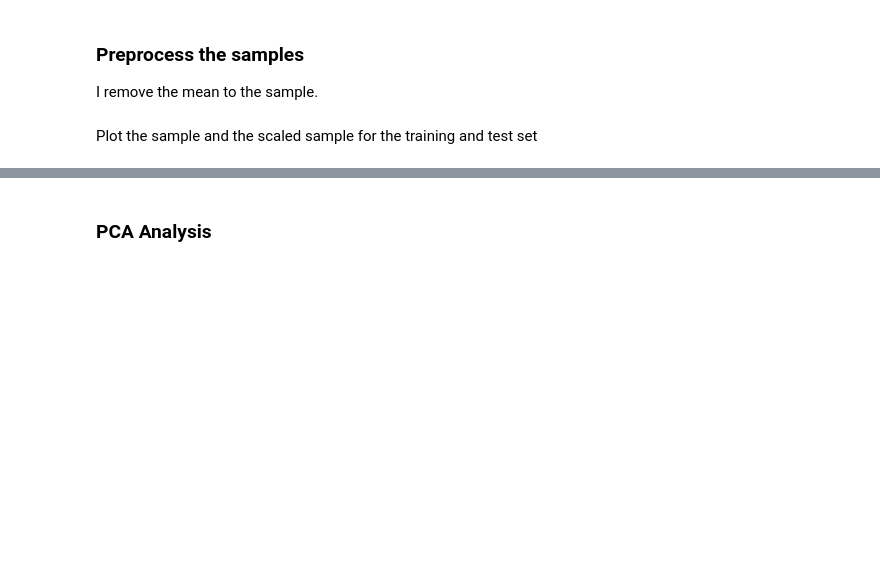
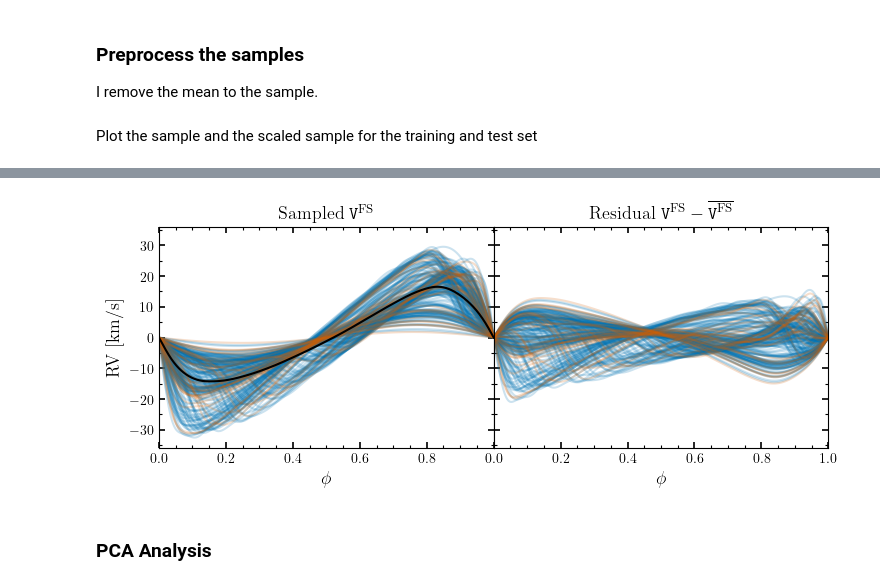
Before and after one commit to giordiviv/veloce-framework, a Jupyter notebook: notebooks/veloceIII_framework.ipynb, the cells around one changed output, grey strips where cells are left out. Cells and saved outputs as stored; diff of their text form; code cells hidden in the pictures; blank space fills up the shorter version.

```diff
--- a/notebooks/veloceIII_framework.ipynb
+++ b/notebooks/veloceIII_framework.ipynb
@@ -567,2 +521,94 @@ fig.savefig(saving_dir / "scaled_fourier_series.pdf")
+# %%
+def rows_to_linecollection(
+    df: pd.DataFrame,
+    x: np.ndarray,
+    **kwargs: int | str | list,
+) -> LineCollection:
+    """Generate LineCollection for each row a pandas.Dataframe."""
+    y = df.to_numpy()  # shape (n_lines, n_points)
+    x_tiled = np.tile(x, (len(y), 1))  # shape (n_lines, n_points)
+    segments = np.stack([x_tiled, y], axis=-1)  # shape (n_lines, n_points, 2)
+    return LineCollection(segments, **kwargs)
+
+
+width = 3.46 * 2.2
+height = width / 1.618 / 1.5
+fig, axs = plt.subplots(1, 2, figsize=(width, height), sharey=True)
+
+# Plot collection of lines
+axs[0].add_collection(
+    rows_to_linecollection(
+        training_sample,
+        phase_grid,
+        color=color_safe["blue"],
+        alpha=0.2,
+    ),
+)
+axs[0].add_collection(
+    rows_to_linecollection(
+        test_sample,
+        phase_grid,
+        color=color_safe["dark_orange"],
+        alpha=0.2,
+        zorder=2,
+    ),
+)
+axs[1].add_collection(
+    rows_to_linecollection(
+        scaled_training_sample,
+        phase_grid,
+        color=color_safe["blue"],
+        alpha=0.2,
+    ),
+)
+axs[1].add_collection(
+    rows_to_linecollection(
+        scaled_test_sample,
+        phase_grid,
+        color=color_safe["dark_orange"],
+        alpha=0.2,
+        zorder=2,
+    ),
+)
+
+# Plot mean
+axs[0].plot(
+    phase_grid,
+    mean_training_sample,
+    color=color_safe["black"],
+    lw=1.5,
+    zorder=3,
+)
+
+axs[1].yaxis.set_label_position("right")
+axs[1].yaxis.tick_right()
+axs[0].set_xlabel(r"$\phi$", fontsize=label_size + 2)
+axs[0].set_ylabel(r"$\mathrm{RV \ [km/s]}$", fontsize=label_size + 2)
+axs[0].set_title(r"Sampled $ \texttt{V}^{\rm FS}$", fontsize=label_size + 2)
+axs[1].set_xlabel(r"$\phi$", fontsize=label_size + 2)
+axs[1].set_title(
+    r"Residual $ \texttt{V}^{\rm FS} - \overline{ \texttt{V}^{\rm FS}}$",
+    fontsize=label_size + 2,
+)
+
+x_ticks = np.arange(-0.4, 1.6, 0.2)
+x_ticks_minor = np.arange(-0.4, 1.6, 0.05)
+vf.plot.format_xticks(axs[0], x_ticks[:-3], x_ticks_minor)
+vf.plot.format_xticks(axs[1], x_ticks, x_ticks_minor)
+axs[0].set_xlim(0, 1)
+axs[1].set_xlim(0, 1)
+
+y_ticks = np.arange(-40, 40, 10)
+y_ticks_minor = np.arange(-45, 45, 5)
+vf.plot.format_yticks(axs[0], y_ticks, y_ticks_minor)
+vf.plot.format_yticks(axs[1], y_ticks, y_ticks_minor)
+axs[0].set_ylim(-36, 36)
+axs[1].set_ylim(-36, 36)
+
+fig.tight_layout()
+fig.subplots_adjust(wspace=0, hspace=0)
+fig.savefig(saving_dir / "scaled_fourier_series.pdf")
+# %% [output]
+[figure, added]
 # %% [markdown]
 ### PCA Analysis
```
Also changed, not shown: parts of 23 cells of this notebook.
